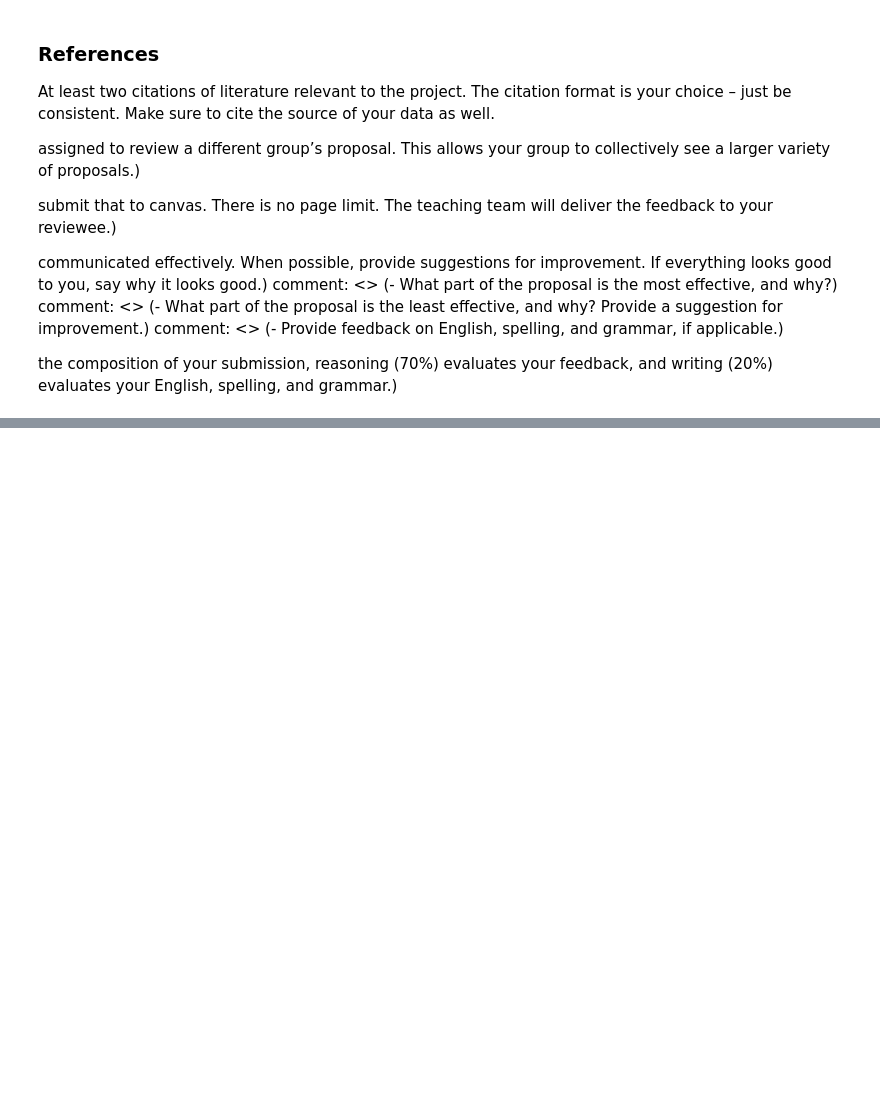
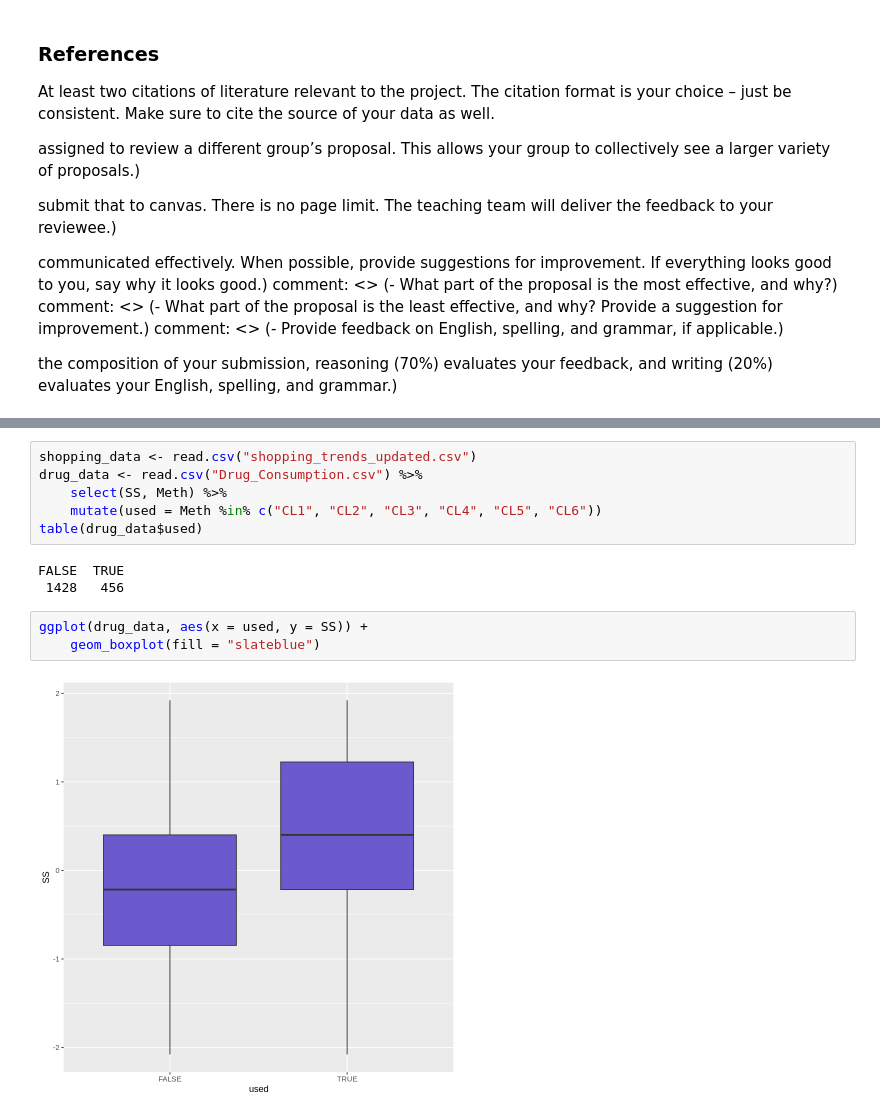
Before and after one commit to yun-sky/STAT-201-Project, a Jupyter notebook: proposal.ipynb, the cells around one changed output, grey strips where cells are left out. Saved outputs shown, nothing was run; the diff lists cells and outputs as text; blank space fills up the shorter version.

Commit message:
Plotted data for preliminary results

```diff
--- a/proposal.ipynb
+++ b/proposal.ipynb
@@ -67,0 +79,14 @@ library(ggplot2)
+# %%
+shopping_data <- read.csv("shopping_trends_updated.csv")
+drug_data <- read.csv("Drug_Consumption.csv") %>%
+    select(SS, Meth) %>%
+    mutate(used = Meth %in% c("CL1", "CL2", "CL3", "CL4", "CL5", "CL6"))
+table(drug_data$used)
+# %% [output]
+FALSE  TRUE
+ 1428   456
+# %%
+ggplot(drug_data, aes(x = used, y = SS)) +
+    geom_boxplot(fill = "slateblue")
+# %% [output]
+[figure, added]
```
Also changed, not shown: parts of 2 cells of this notebook, 2 other files.
